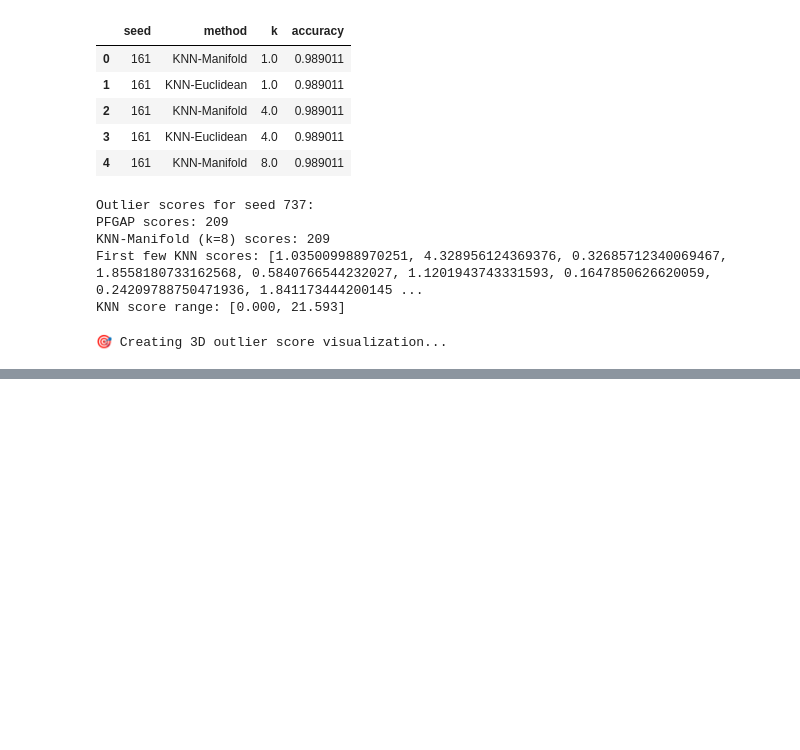
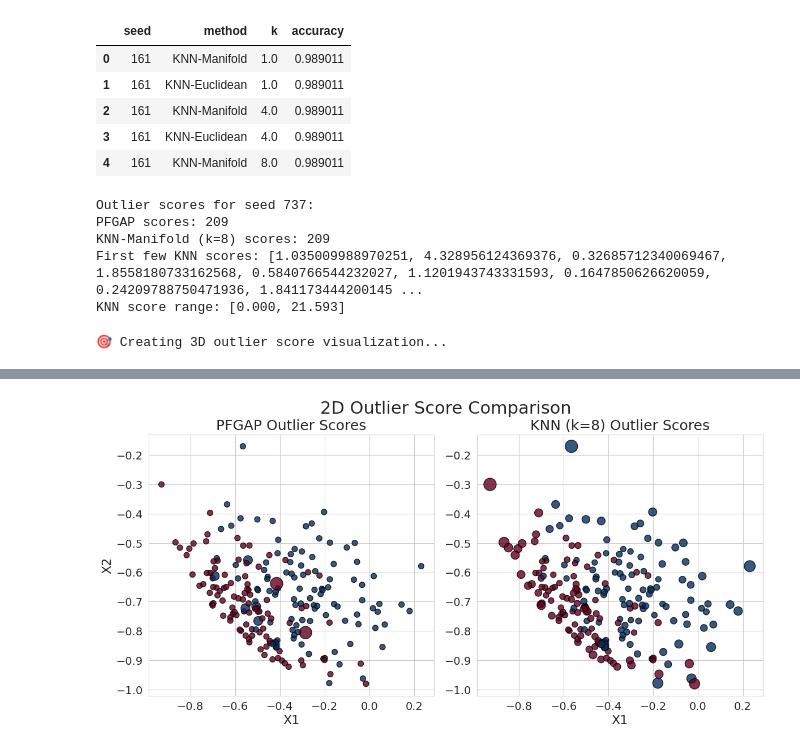
Before and after one commit to KevinMoonLab/PF-GAP, a Jupyter notebook: PFGAP/Manifold/Experiment4/analyze_results.ipynb, the cells around one changed output, grey strips where cells are left out. Cells and saved outputs as stored; diff of their text form; code cells hidden in the pictures; blank space fills up the shorter version.

```diff
--- a/PFGAP/Manifold/Experiment4/analyze_results.ipynb
+++ b/PFGAP/Manifold/Experiment4/analyze_results.ipynb
@@ -521,3 +574,85 @@ else:
         fig.show()
 # %% [output]
 🎯 Creating 3D outlier score visualization...
+# %%
+from Experiment4functions import create_3d_sphere_data
+from sklearn.model_selection import train_test_split
+import numpy as np
+import matplotlib.pyplot as plt
+
+def get_scores_for_seed(seed, method, k=None):
+    """Helper function to get outlier scores from the flat DataFrame"""
+    if k is not None:
+        mask = (results_df['seed'] == seed) & (results_df['method'] == method) & (results_df['k'] == k)
+    else:
+        mask = (results_df['seed'] == seed) & (results_df['method'] == method)
+    row = results_df[mask]
+    if not row.empty:
+        return row.iloc[0]['outlier_scores']
+    return None
+
+def plot_outlier_scores_2d_matplotlib(seed, k_value=8):
+    """Plot outlier scores in 2D using matplotlib"""
+    # Generate the data
+    data, labels, sphere = create_3d_sphere_data(seed)
+    data_2d = data[:, :2]
+
+    # Split data
+    X_train, X_test, y_train, y_test = train_test_split(
+        data_2d, labels, test_size=1-TRAIN_TEST_SPLIT,
+        random_state=seed, stratify=labels
+    )
+
+    # Get outlier scores from the flat DataFrame
+    pfgap_scores = get_scores_for_seed(seed, 'PFGAP-Euclidean')
+    knn_scores = get_scores_for_seed(seed, 'KNN-Manifold', k=k_value)
+
+    if pfgap_scores is None or knn_scores is None:
+        print(f"❌ Could not find outlier scores for seed {seed}")
+        print(f"PFGAP available: {pfgap_scores is not None}")
+        print(f"KNN-Manifold (k={k_value}) available: {knn_scores is not None}")
+        pfgap_seeds = results_df[results_df['method'] == 'PFGAP-Euclidean']['seed'].unique()
+        print(f"Seeds with PFGAP data: {sorted(pfgap_seeds)}")
+        return None
+
+    # Normalize scores for marker size
+    pfgap_scores = np.array(pfgap_scores)
+    knn_scores = np.array(knn_scores)
+    pfgap_range = np.ptp(pfgap_scores)
+    knn_range = np.ptp(knn_scores)
+    pfgap_norm = (pfgap_scores - pfgap_scores.min()) / (pfgap_range if pfgap_range > 0 else 1)
+    knn_norm = (knn_scores - knn_scores.min()) / (knn_range if knn_range > 0 else 1)
+
+    fig, axes = plt.subplots(1, 2, figsize=(14, 6))
+    plt.subplots_adjust(wspace=0.15)
+    scatter1 = axes[0].scatter(
+        X_train[:, 0], X_train[:, 1],
+        s=50 + 200 * pfgap_norm,
+        c=y_train, cmap='RdBu', alpha=0.8, edgecolor='k'
+    )
+    axes[0].set_title('PFGAP Outlier Scores', fontsize=18)
+    axes[0].set_xlabel('X1', fontsize=16)
+    axes[0].set_ylabel('X2', fontsize=16)
+    axes[0].tick_params(axis='both', which='major', labelsize=14)
+
+    scatter2 = axes[1].scatter(
+        X_train[:, 0], X_train[:, 1],
+        s=50 + 200 * knn_norm,
+        c=y_train, cmap='RdBu', alpha=0.8, edgecolor='k'
+    )
+    axes[1].set_title(f'KNN (k={k_value}) Outlier Scores', fontsize=18)
+    axes[1].set_xlabel('X1', fontsize=16)
+    #axes[1].set_ylabel('X2', fontsize=16)
+    axes[1].tick_params(axis='both', which='major', labelsize=14)
+
+    fig.suptitle(f"2D Outlier Score Comparison", fontsize=22)
+    plt.show()
+    return fig
+
+# Display plot for seed 78 (which has PFGAP data)
+print("🎯 Creating 2D outlier score visualization (matplotlib)...")
+fig = plot_outlier_scores_2d_matplotlib(78, k_value=8)
+if fig is None:
+    print("Could not create 2D plot - trying different seed...")
+    fig = plot_outlier_scores_2d_matplotlib(161, k_value=8)
+# %% [output]
@@ -523,0 +660 @@ else:
+[figure, added]
```
Also changed, not shown: parts of 6 cells of this notebook, 29 other files.
